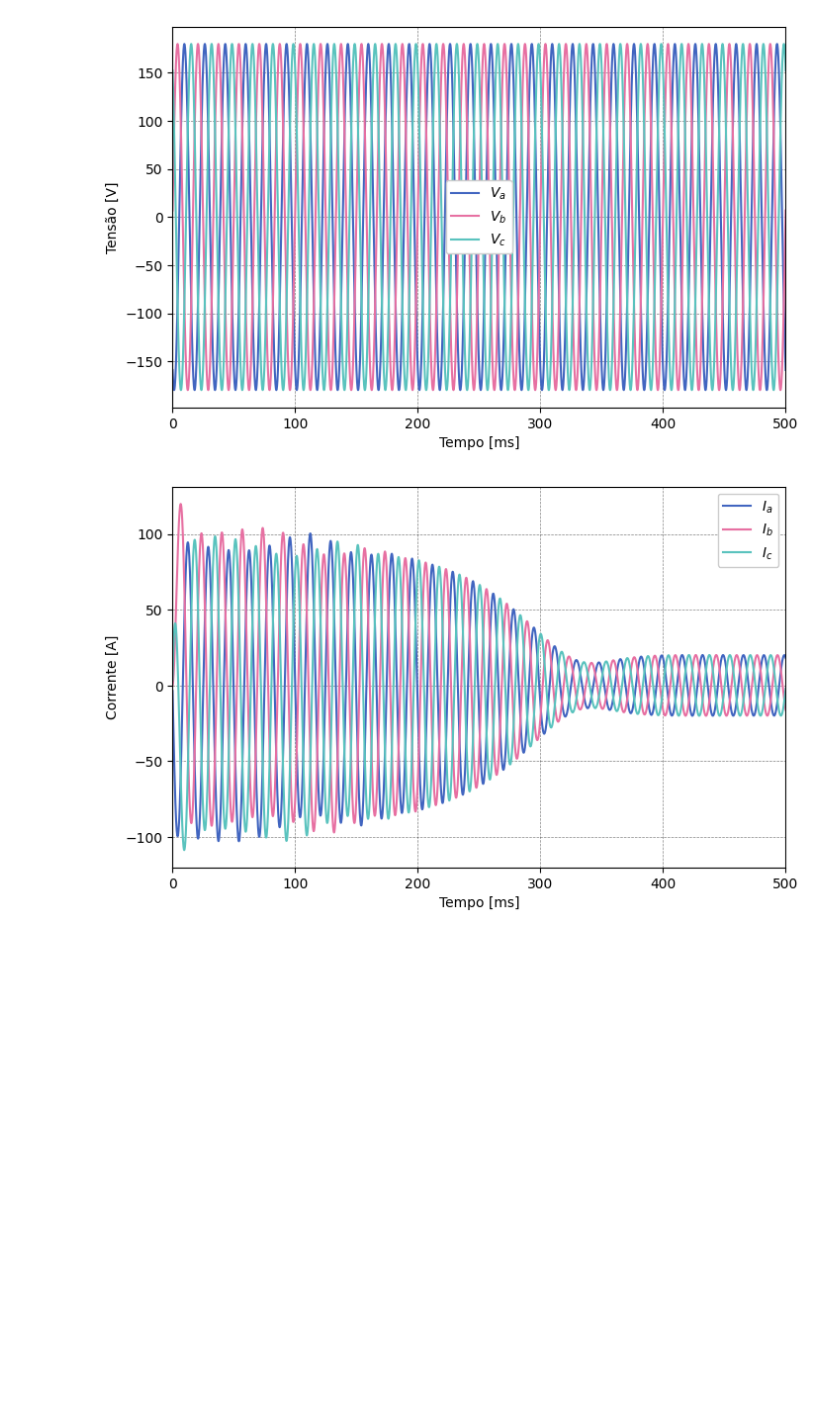
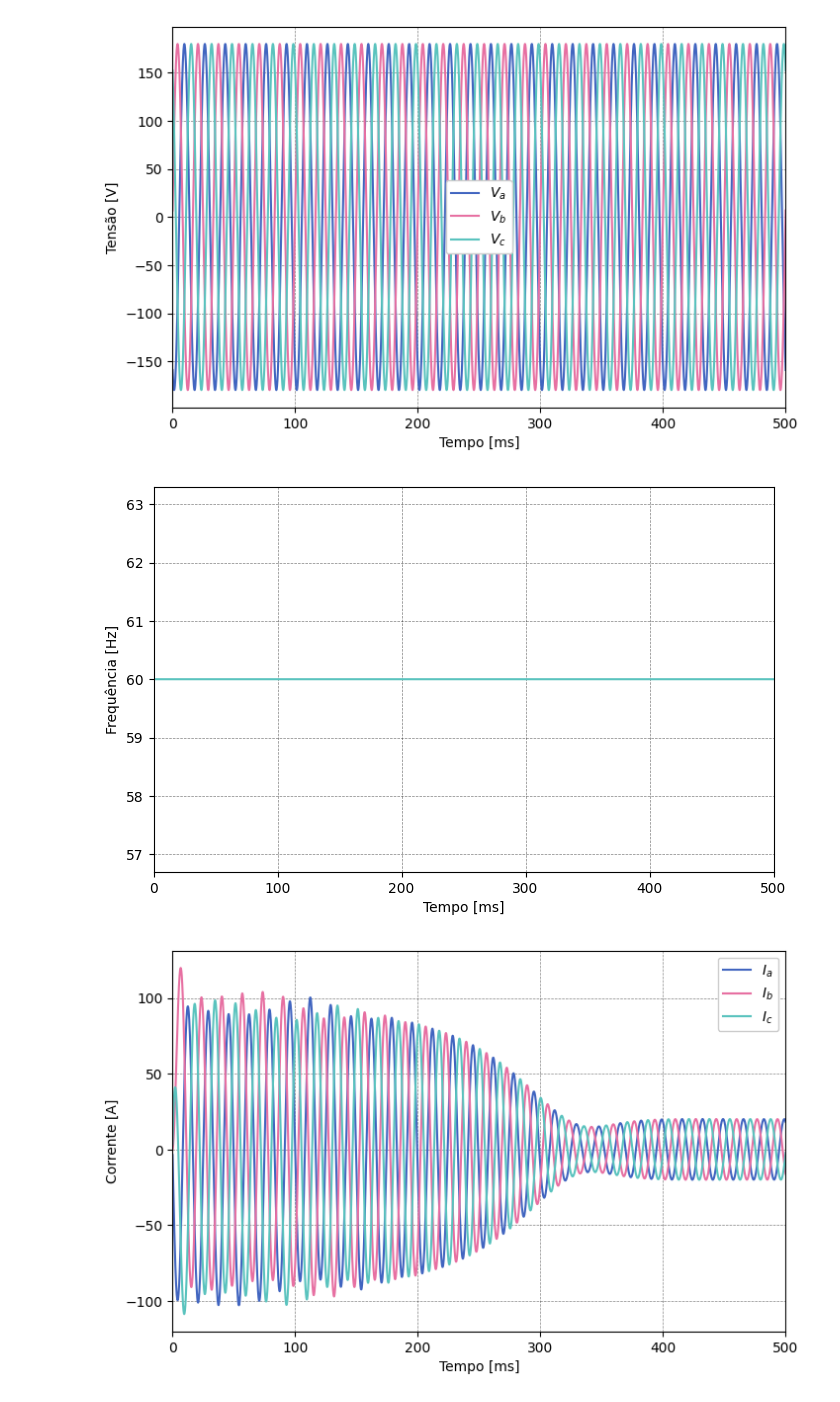
Before and after one commit to ErickNMA/Conversao_Eletromecanica, a Jupyter notebook: Induction Machines/partida_direta_delta.ipynb, the cells around one changed output. Saved outputs shown, nothing was run; the diff lists cells and outputs as text; code cells hidden in the pictures; blank space fills up the shorter version.

```diff
--- a/Induction Machines/partida_direta_delta.ipynb
+++ b/Induction Machines/partida_direta_delta.ipynb
@@ -30,4 +30,15 @@ plt.legend()
 plt.show()
 # %% [output]
 [figure]
+# %%
+plt.figure(2)
+plt.plot((partida_delta[:, 0]*1e3), partida_delta[:, 1], color='C2')
+#plt.title('')
+plt.ylabel('Frequência [Hz]')
+plt.xlabel('Tempo [ms]')
+plt.xlim(0, tf)
+#plt.legend()
+plt.show()
+# %% [output]
+[figure, added]
 # %%
```
Also changed, not shown: parts of 6 cells of this notebook, 6 other files.
